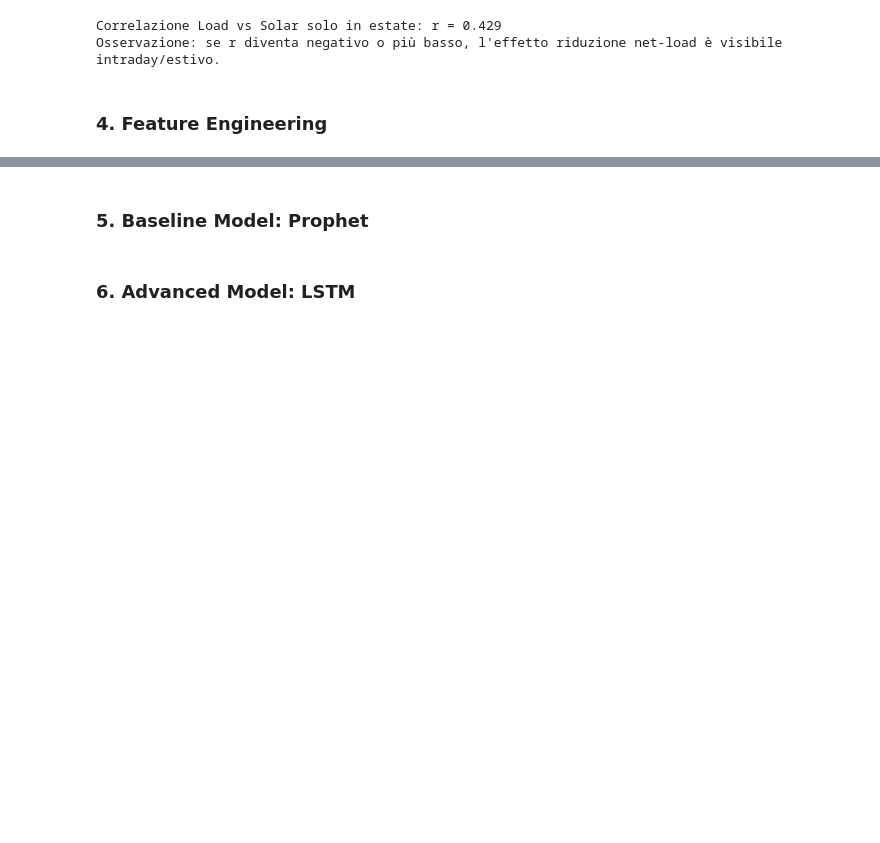
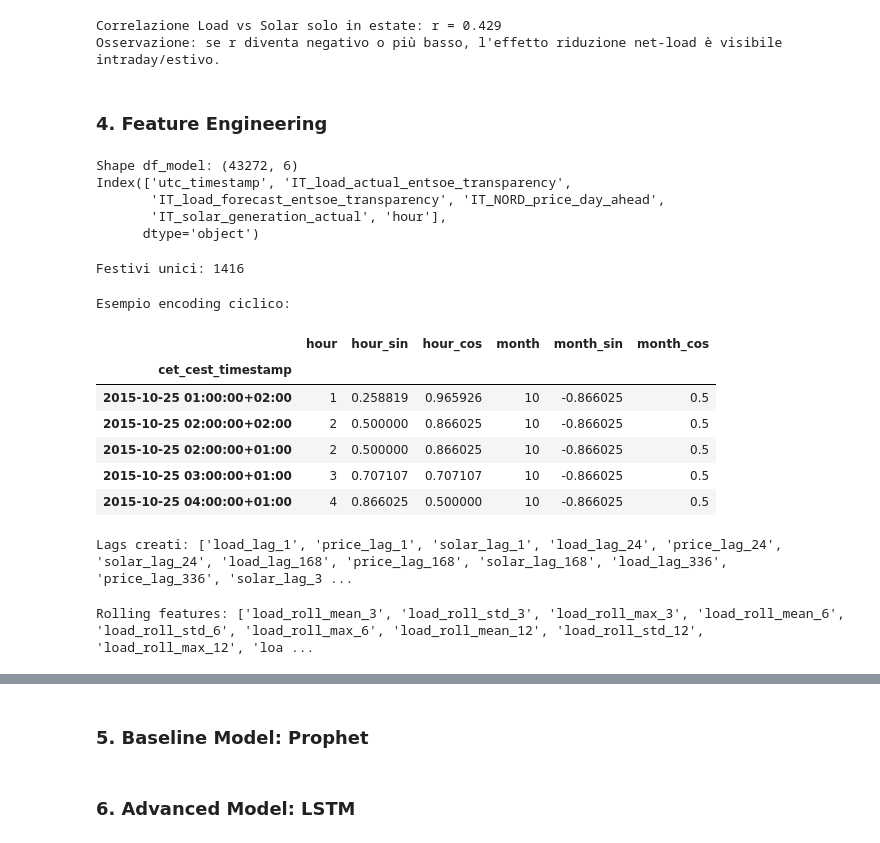
Before and after one commit to Frussen/ita-load-forecaster, a Jupyter notebook: ItaLoadForecaster.ipynb, the cells around one changed output, grey strips where cells are left out. Saved outputs shown, nothing was run; the diff lists cells and outputs as text; code cells hidden in the pictures; blank space fills up the shorter version.

```diff
--- a/ItaLoadForecaster.ipynb
+++ b/ItaLoadForecaster.ipynb
@@ -489,3 +489,79 @@ Osservazione: se r diventa negativo o più basso, l'effetto riduzione net-load
 # %% [markdown]
 
 ### 4. Feature Engineering
+# %%
+import holidays
+
+print("Shape df_model:", df_model.shape)
+print(df_model.columns)
+# %% [output]
+Shape df_model: (43272, 6)
+Index(['utc_timestamp', 'IT_load_actual_entsoe_transparency',
+       'IT_load_forecast_entsoe_transparency', 'IT_NORD_price_day_ahead',
+       'IT_solar_generation_actual', 'hour'],
+      dtype='object')
+# %%
+# Colonne temporali (ora, giorno, mese, weekend, festivo)
+df_model['hour'] = df_model.index.hour
+df_model['dayofweek'] = df_model.index.dayofweek   # 0 = lunedì, 6 = domenica
+df_model['month'] = df_model.index.month
+df_model['is_weekend'] = df_model['dayofweek'].isin([5,6]).astype(int)
+
+# Festivi italiani (2016-2020)
+it_holidays = holidays.IT(years=range(2015, 2021))
+df_model['is_holiday'] = df_model.index.map(lambda x: 1 if x.date() in it_holidays else 0)
+
+print("Festivi unici:", df_model['is_holiday'].sum())
+# %% [output]
+Festivi unici: 1416
+# %%
+# Encoding ciclico per ora e mese (sin/cos per catturare ciclicità)
+
+# Ora ciclica (24 ore)
+df_model['hour_sin'] = np.sin(2 * np.pi * df_model['hour'] / 24)
+df_model['hour_cos'] = np.cos(2 * np.pi * df_model['hour'] / 24)
+
+# Mese ciclico (12 mesi)
+df_model['month_sin'] = np.sin(2 * np.pi * df_model['month'] / 12)
+df_model['month_cos'] = np.cos(2 * np.pi * df_model['month'] / 12)
+
+print("Esempio encoding ciclico:")
+df_model[['hour', 'hour_sin', 'hour_cos', 'month', 'month_sin', 'month_cos']].head(5)
+# %% [output]
+Esempio encoding ciclico:
+|  | hour | hour_sin | hour_cos | month | month_sin | month_cos |
+| cet_cest_timestamp |  |  |  |  |  |  |
+| 2015-10-25 01:00:00+02:00 | 1 | 0.258819 | 0.965926 | 10 | -0.866025 | 0.5 |
+| 2015-10-25 02:00:00+02:00 | 2 | 0.500000 | 0.866025 | 10 | -0.866025 | 0.5 |
+| 2015-10-25 02:00:00+01:00 | 2 | 0.500000 | 0.866025 | 10 | -0.866025 | 0.5 |
+| 2015-10-25 03:00:00+01:00 | 3 | 0.707107 | 0.707107 | 10 | -0.866025 | 0.5 |
+| 2015-10-25 04:00:00+01:00 | 4 | 0.866025 | 0.500000 | 10 | -0.866025 | 0.5 |
+# %%
+# Lags (per catturare dipendenze temporali)
+
+# Nota: lag annuale (8760) escluso per evitare perdita eccessiva di righe iniziali (~8760)
+# Prophet cattura seasonality annuale nativamente, LSTM con window brevi è sufficiente.
+# lags = [1, 24, 168, 336, 8760]  # 1h, 1 giorno, 1 settimana, 2 settimane, 1 anno
+lags = [1, 24, 168, 336]  # 1h, 1 giorno, 1 settimana, 2 settimane
+
+for lag in lags:
+    df_model[f'load_lag_{lag}'] = df_model['IT_load_actual_entsoe_transparency'].shift(lag)
+    df_model[f'price_lag_{lag}'] = df_model['IT_NORD_price_day_ahead'].shift(lag)
+    df_model[f'solar_lag_{lag}'] = df_model['IT_solar_generation_actual'].shift(lag)
+
+print("Lags creati:", [col for col in df_model.columns if 'lag' in col])
+# %% [output]
+Lags creati: ['load_lag_1', 'price_lag_1', 'solar_lag_1', 'load_lag_24', 'price_lag_24', 'solar_lag_24', 'load_lag_168', 'price_lag_168', 'solar_lag_168', 'load_lag_336', 'price_lag_336', 'solar_lag_3 ...
+# %%
+# Rolling statistics (media/std/min/max finestre)
+
+windows = [3, 6, 12, 24, 168]  # ore
+
+for win in windows:
+    df_model[f'load_roll_mean_{win}'] = df_model['IT_load_actual_entsoe_transparency'].rolling(win).mean()
+    df_model[f'load_roll_std_{win}'] = df_model['IT_load_actual_entsoe_transparency'].rolling(win).std()
+    df_model[f'load_roll_max_{win}'] = df_model['IT_load_actual_entsoe_transparency'].rolling(win).max()
+
+print("Rolling features:", [col for col in df_model.columns if 'roll' in col])
+# %% [output]
+Rolling features: ['load_roll_mean_3', 'load_roll_std_3', 'load_roll_max_3', 'load_roll_mean_6', 'load_roll_std_6', 'load_roll_max_6', 'load_roll_mean_12', 'load_roll_std_12', 'load_roll_max_12', 'loa ...
```
Also changed, not shown: parts of 5 cells of this notebook.
